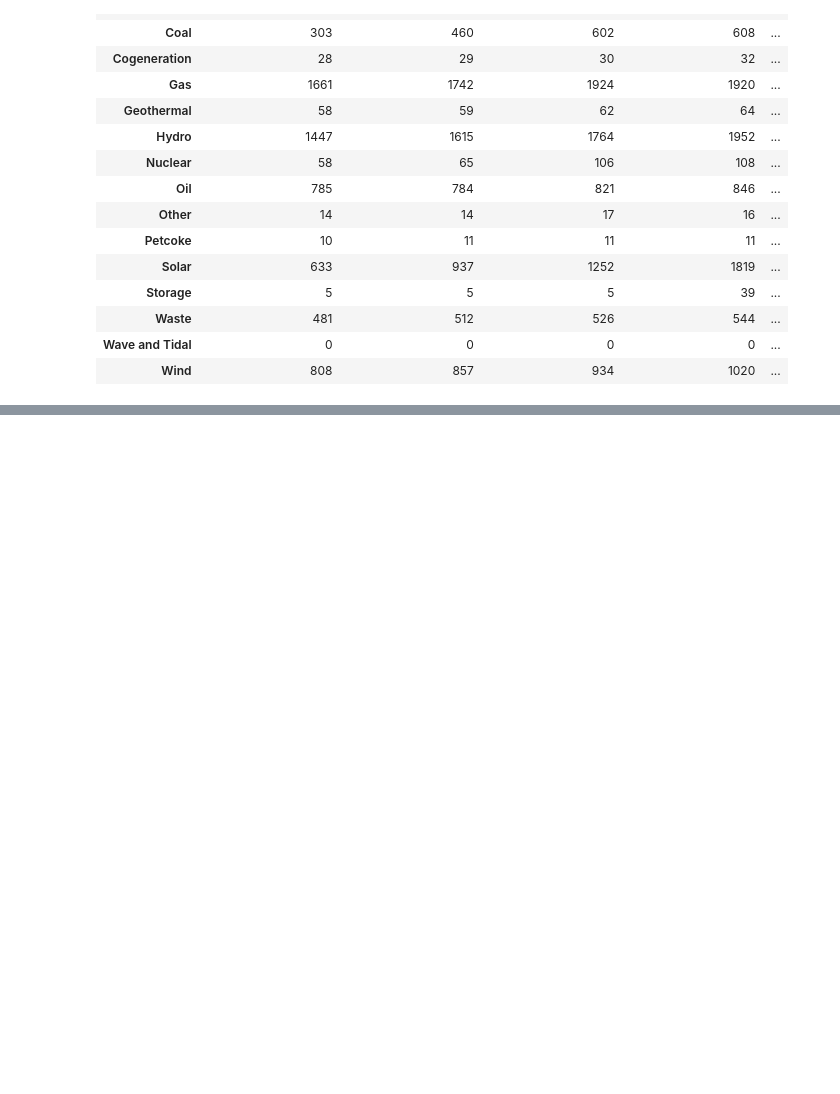
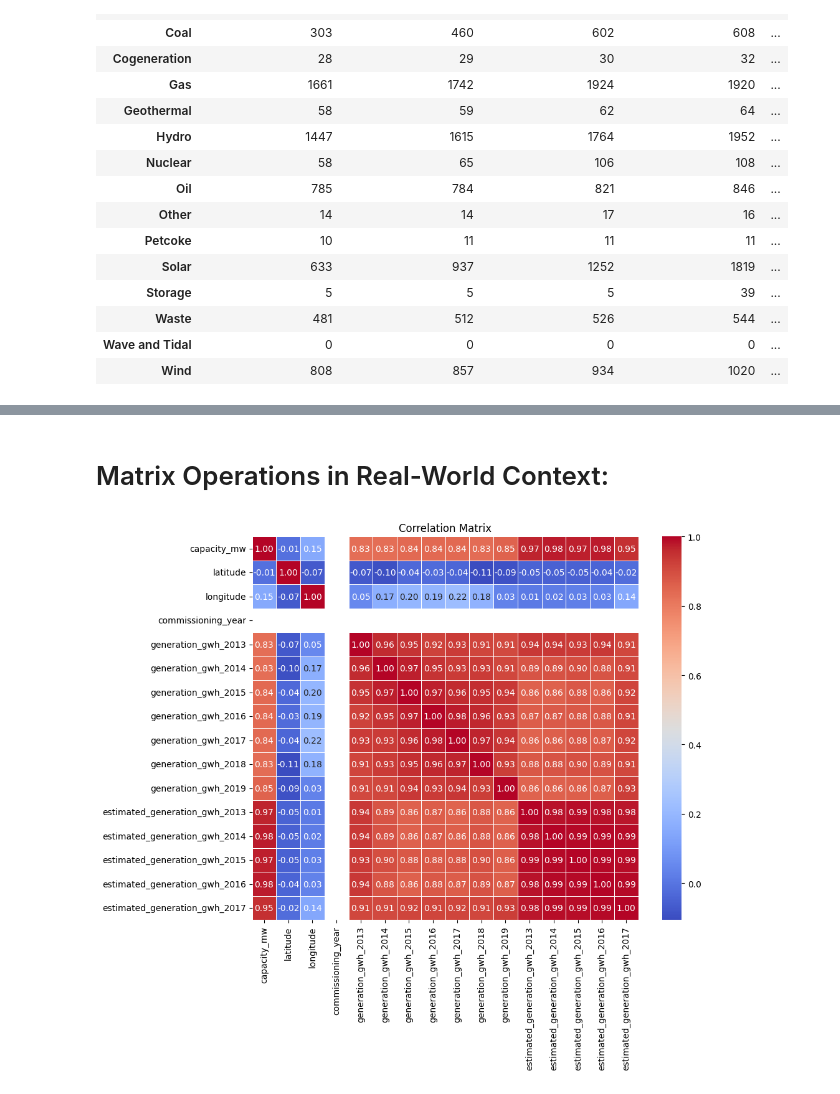
Before and after one commit to arielwendichansky/DI_Bootcamp, a Jupyter notebook: Week6/Day2/daily_challenge/energy.ipynb, the cells around one changed output, grey strips where cells are left out. Cells and saved outputs as stored; diff of their text form; code cells hidden in the pictures; blank space fills up the shorter version.

```diff
--- a/Week6/Day2/daily_challenge/energy.ipynb
+++ b/Week6/Day2/daily_challenge/energy.ipynb
@@ -167,0 +326,15 @@ print(cdata_filled)
+# %% [markdown]
+# Matrix Operations in Real-World Context:
+# %%
+# Selecting only numerical columns
+numerical_columns = cdata.select_dtypes(include=['float64', 'int64'])
+
+# Calculating the correlation matrix
+correlation_matrix = numerical_columns.corr()
+
+plt.figure(figsize=(10, 8))
+sns.heatmap(correlation_matrix, annot=True, cmap='coolwarm', fmt=".2f", linewidths=.5)
+plt.title('Correlation Matrix')
+plt.show()
+# %% [output]
+[figure, added]
```
Also changed, not shown: parts of 22 cells of this notebook.
